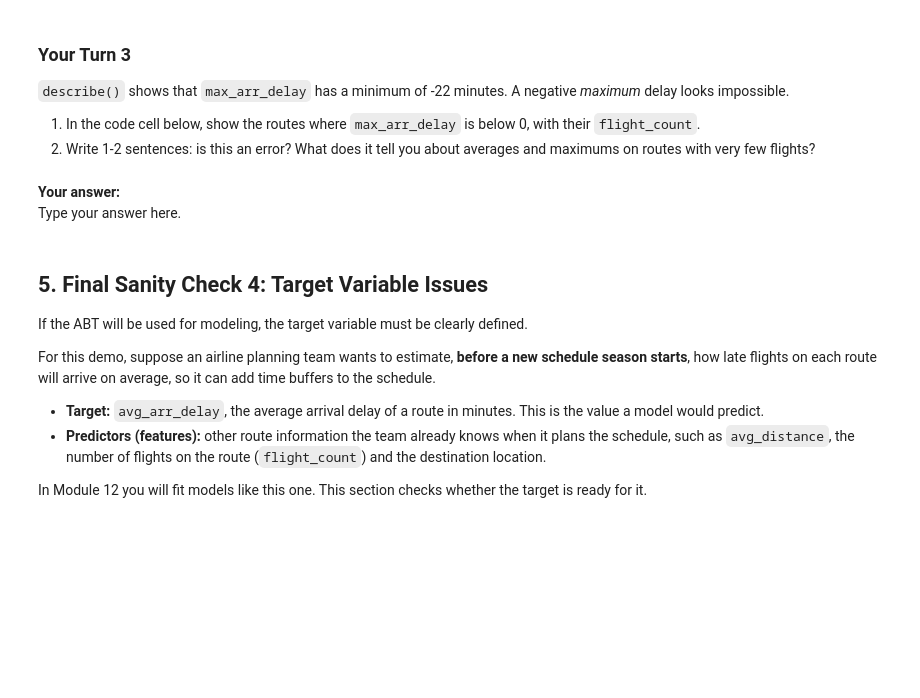
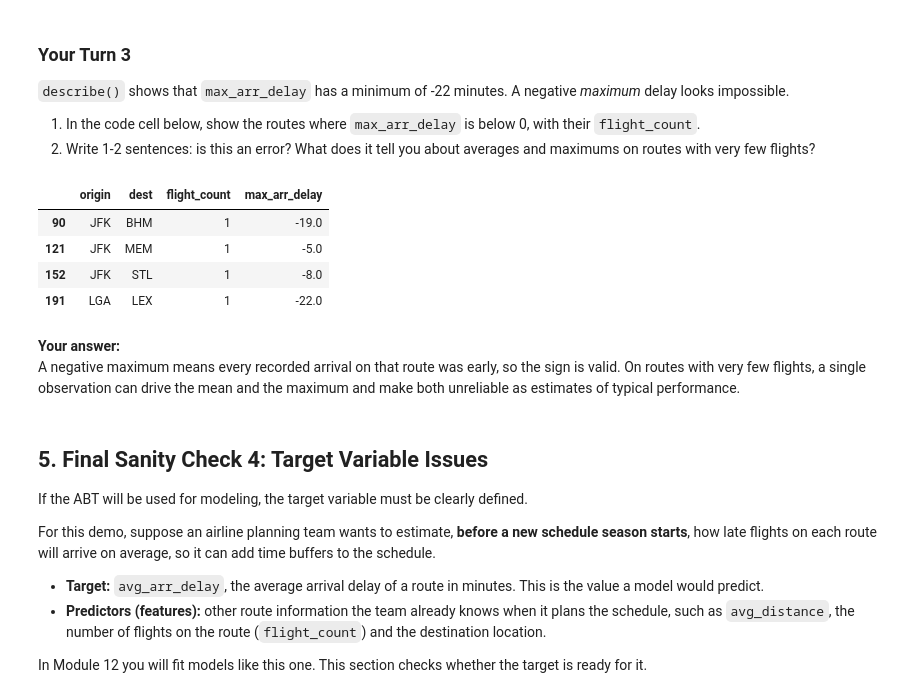
Before and after one commit to DYarritu11/BAN6003-Week11-Daniel-Yarritu, a Jupyter notebook: notebooks/module11_abt_documentation_guided_lab.ipynb, the cells around one changed output. Saved outputs shown, nothing was run; the diff lists cells and outputs as text; code cells hidden in the pictures; blank space fills up the shorter version.

```diff
--- a/notebooks/module11_abt_documentation_guided_lab.ipynb
+++ b/notebooks/module11_abt_documentation_guided_lab.ipynb
@@ -241,12 +319,17 @@ Extreme values do not automatically mean errors. They may be real business signa
 1. In the code cell below, show the routes where `max_arr_delay` is below 0, with their `flight_count`.
 2. Write 1-2 sentences: is this an error? What does it tell you about averages and maximums on routes with very few flights?
 # %%
-# Your Turn 3
-# Show the routes with a negative max_arr_delay and their flight_count.
-# Hint: filter route_abt with a Boolean condition, then select a few columns.
+negative_max_delay = route_abt["max_arr_delay"].lt(0)
+route_abt.loc[negative_max_delay, ["origin", "dest", "flight_count", "max_arr_delay"]]
+# %% [output]
+|  | origin | dest | flight_count | max_arr_delay |
+| 90 | JFK | BHM | 1 | -19.0 |
+| 121 | JFK | MEM | 1 | -5.0 |
+| 152 | JFK | STL | 1 | -8.0 |
+| 191 | LGA | LEX | 1 | -22.0 |
 # %% [markdown]
 **Your answer:**
-Type your answer here.
+A negative maximum means every recorded arrival on that route was early, so the sign is valid. On routes with very few flights, a single observation can drive the mean and the maximum and make both unreliable as estimates of typical performance.
 # %% [markdown]
 ## 5. Final Sanity Check 4: Target Variable Issues
 
```
Also changed, not shown: parts of 29 cells of this notebook, 3 other files.
